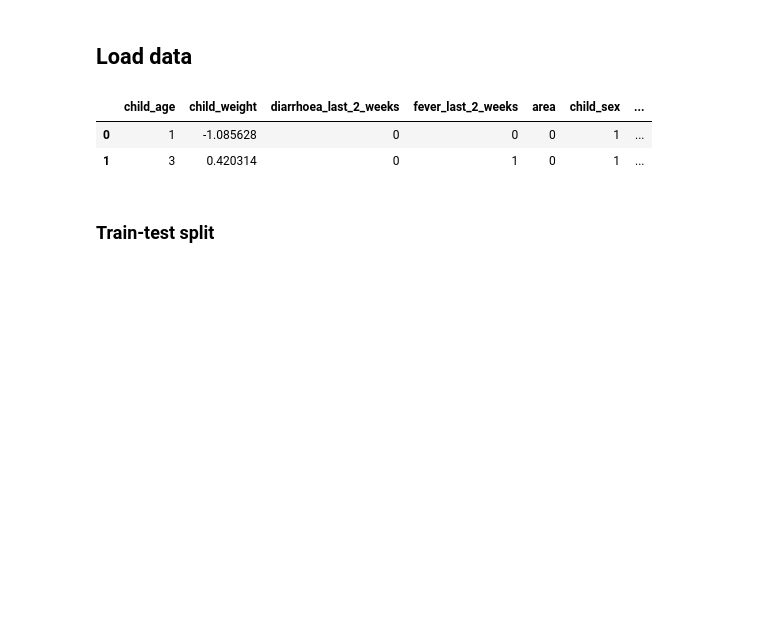
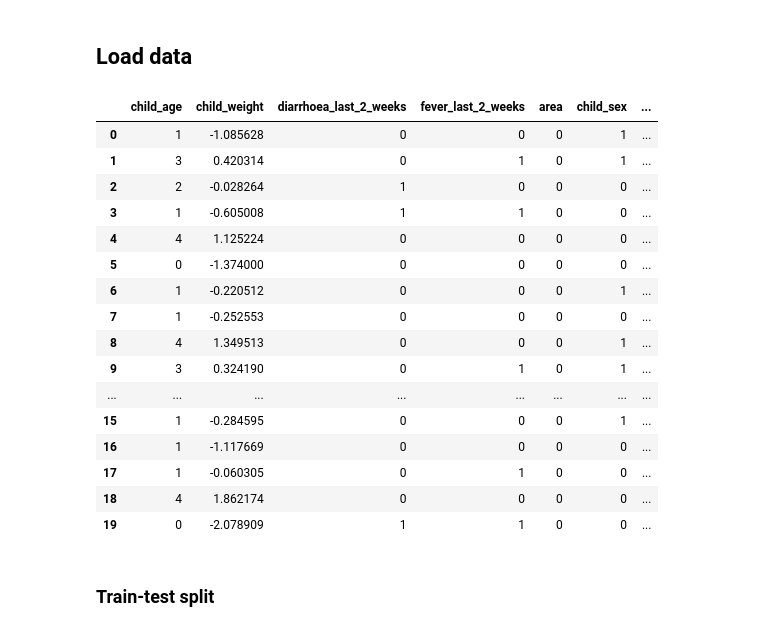
Before and after one commit to deepakbastola/malnutrition, a Jupyter notebook: models/XGBoost.ipynb, the cells around one changed output. Saved outputs shown, nothing was run; the diff lists cells and outputs as text; code cells hidden in the pictures; blank space fills up the shorter version.

```diff
--- a/models/XGBoost.ipynb
+++ b/models/XGBoost.ipynb
@@ -12,11 +12,25 @@ import xgboost as xgb
 ## Load data
 # %%
 df2 = pd.read_csv(r"C:\Users\dbastola2022\OneDrive - Florida Atlantic University\Academics\Research\Malnutrition\MICS\malnutrition\Dataset\ch.csv") #Local
-df2.head(2)
+df2.head(20)
 # %% [output]
 |  | child_age | child_weight | diarrhoea_last_2_weeks | fever_last_2_weeks | area | child_sex | ... |
 | 0 | 1 | -1.085628 | 0 | 0 | 0 | 1 | ... |
 | 1 | 3 | 0.420314 | 0 | 1 | 0 | 1 | ... |
+| 2 | 2 | -0.028264 | 1 | 0 | 0 | 0 | ... |
+| 3 | 1 | -0.605008 | 1 | 1 | 0 | 0 | ... |
+| 4 | 4 | 1.125224 | 0 | 0 | 0 | 0 | ... |
+| 5 | 0 | -1.374000 | 0 | 0 | 0 | 0 | ... |
+| 6 | 1 | -0.220512 | 0 | 0 | 0 | 1 | ... |
+| 7 | 1 | -0.252553 | 0 | 0 | 0 | 0 | ... |
+| 8 | 4 | 1.349513 | 0 | 0 | 0 | 1 | ... |
+| 9 | 3 | 0.324190 | 0 | 1 | 0 | 1 | ... |
+| ... | ... | ... | ... | ... | ... | ... | ... |
+| 15 | 1 | -0.284595 | 0 | 0 | 0 | 1 | ... |
+| 16 | 1 | -1.117669 | 0 | 0 | 0 | 0 | ... |
+| 17 | 1 | -0.060305 | 0 | 1 | 0 | 0 | ... |
+| 18 | 4 | 1.862174 | 0 | 0 | 0 | 0 | ... |
+| 19 | 0 | -2.078909 | 1 | 1 | 0 | 0 | ... |
 # %% [markdown]
 ### Train-test split
 # %%
```
Also changed, not shown: parts of 11 cells of this notebook.
